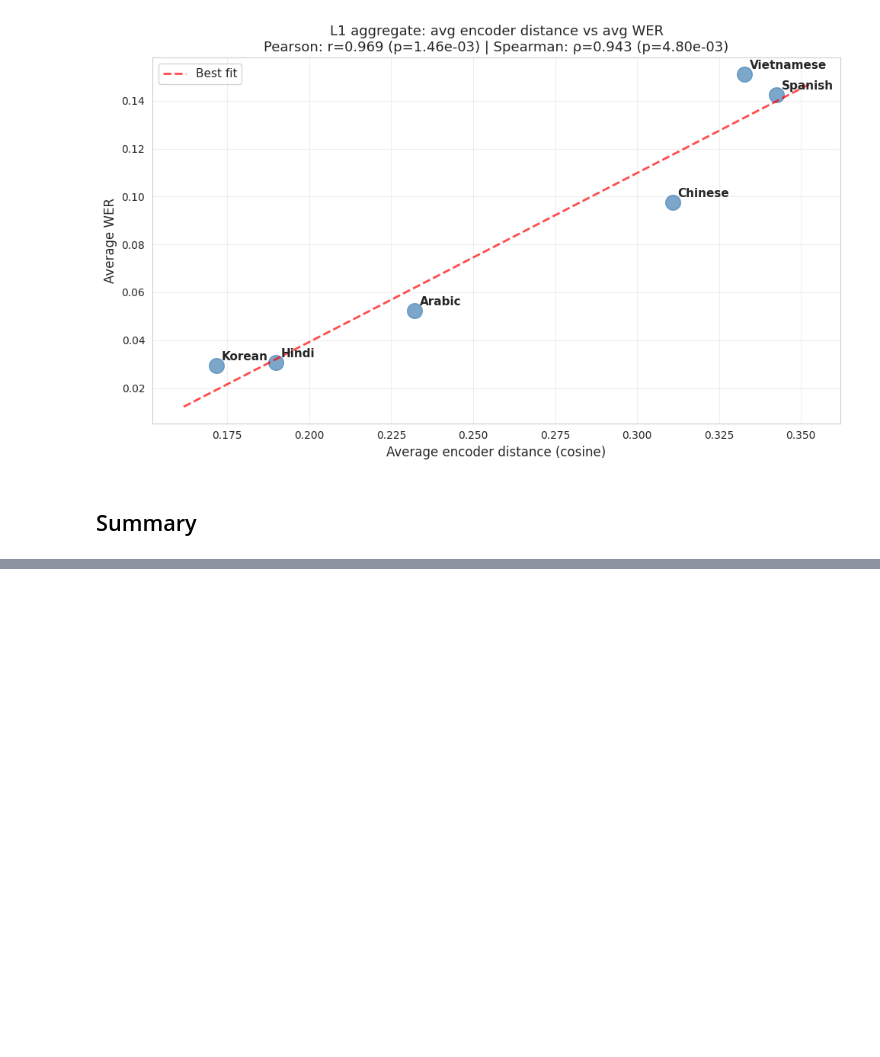
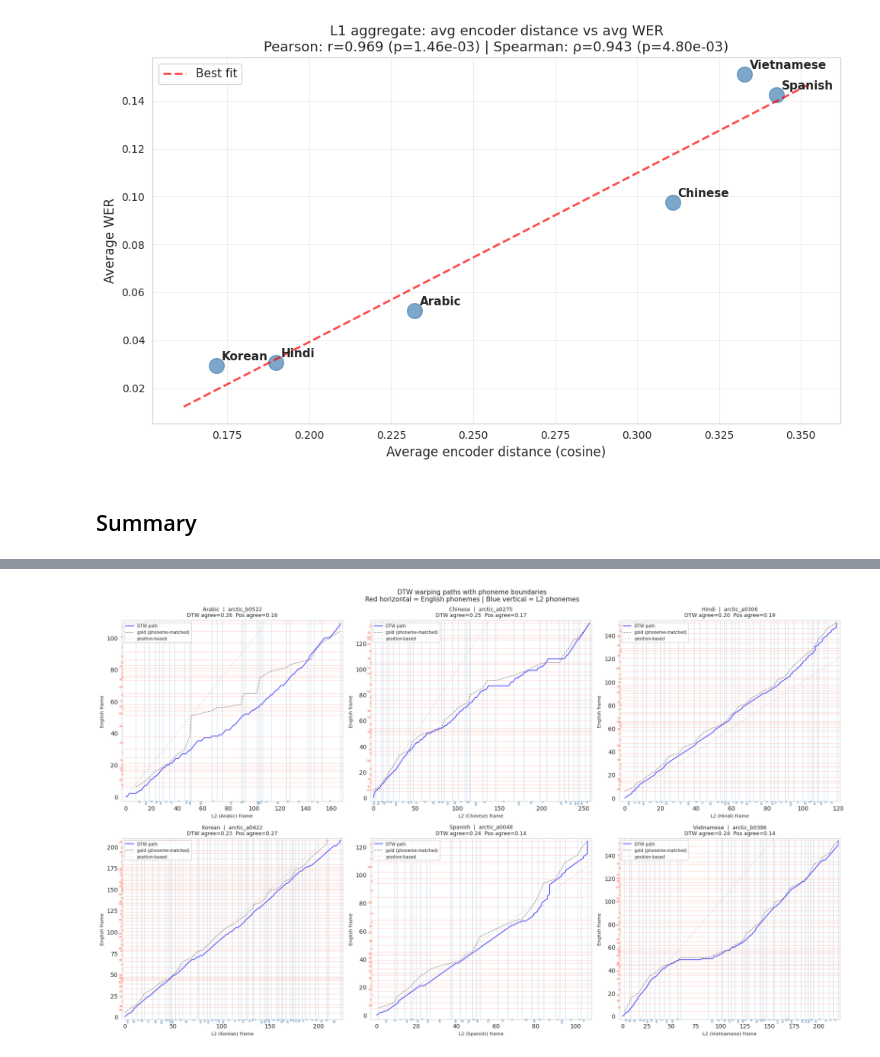
Before and after one commit to Tisya-V/accent-robust-asr, a Jupyter notebook: src/analysis/e2_encoder_wer_correlation.ipynb, the cells around one changed output, grey strips where cells are left out. Cells and saved outputs as stored; diff of their text form; code cells hidden in the pictures; blank space fills up the shorter version.

```diff
--- a/src/analysis/e2_encoder_wer_correlation.ipynb
+++ b/src/analysis/e2_encoder_wer_correlation.ipynb
@@ -812,0 +1402,83 @@ print("\n" + "="*70)
+# %%
+# ── Visual: warping path + phoneme grid, one example per L1 ───────────────
+n_l1s = len(sample_pairs)
+fig, axes = plt.subplots(2, 3, figsize=(18, 11))
+axes = axes.flatten()
+
+for ax_idx, (l1, data) in enumerate(sorted(sample_pairs.items())):
+    if ax_idx >= len(axes):
+        break
+    pid, eng_info, l2_info, emb_eng, emb_l2, map_eng, map_l2, eng_segs, l2_segs, path = data
+    ax = axes[ax_idx]
+
+    path_arr = np.array(path)
+    # x = L2 frames, y = English frames
+    ax.plot(path_arr[:, 1], path_arr[:, 0], "b-", linewidth=1.2, alpha=0.8, label="DTW path")
+
+    # Gold reference: connect corresponding phoneme pairs by index.
+    # Both TextGrids use canonical labels for the same utterance, so
+    # eng_segs[i] and l2_segs[i] are the same intended phoneme.
+    # The ideal DTW path would thread through those matching cells.
+    n_pairs = min(len(eng_segs), len(l2_segs))
+    gold_x, gold_y = [], []
+    for i in range(n_pairs):
+        e, l = eng_segs[i], l2_segs[i]
+        gold_x.extend([l["start"], l["end"]])   # L2 frames (x-axis)
+        gold_y.extend([e["start"], e["end"]])   # English frames (y-axis)
+    ax.plot(gold_x, gold_y, "k--", linewidth=0.9, alpha=0.5, label="gold (phoneme-matched)")
+
+    # Position-based alignment: frame i aligned to frame i (up to shorter sequence)
+    pos_len = min(len(map_eng), len(map_l2))
+    ax.plot([0, pos_len], [0, pos_len], color="grey", linewidth=0.8, alpha=0.5,
+            linestyle=":", label="position-based")
+
+    # English phoneme boundaries (horizontal lines)
+    eng_boundaries = sorted({seg["start"] for seg in eng_segs} | {seg["end"] for seg in eng_segs})
+    for b in eng_boundaries:
+        if 0 < b < len(map_eng):
+            ax.axhline(b, color="tomato", linewidth=0.4, alpha=0.5)
+
+    # L2 phoneme boundaries (vertical lines)
+    l2_boundaries = sorted({seg["start"] for seg in l2_segs} | {seg["end"] for seg in l2_segs})
+    for b in l2_boundaries:
+        if 0 < b < len(map_l2):
+            ax.axvline(b, color="steelblue", linewidth=0.4, alpha=0.5)
+
+    # Phoneme labels along English axis (mid-point of each segment)
+    for seg in eng_segs:
+        mid = (seg["start"] + seg["end"]) / 2
+        if mid < len(map_eng):
+            ax.text(-2, mid, seg["label"], fontsize=5, ha="right", va="center", color="tomato")
+
+    # Phoneme labels along L2 axis
+    for seg in l2_segs:
+        mid = (seg["start"] + seg["end"]) / 2
+        if mid < len(map_l2):
+            ax.text(mid, -2, seg["label"], fontsize=5, ha="center", va="top", color="steelblue", rotation=90)
+
+    dtw_row = quant_df[quant_df["L1"] == l1]
+    dtw_agr = dtw_row["dtw_agreement"].values[0] if len(dtw_row) else float("nan")
+    pos_agr = dtw_row["pos_agreement"].values[0] if len(dtw_row) else float("nan")
+
+    ax.set_xlabel(f"L2 ({l1}) frame", fontsize=8)
+    ax.set_ylabel("English frame", fontsize=8)
+    ax.set_title(f"{l1}  |  {pid}\nDTW agree={dtw_agr:.2f}  Pos agree={pos_agr:.2f}", fontsize=9)
+    ax.set_xlim(-3, len(map_l2) + 1)
+    ax.set_ylim(-3, len(map_eng) + 1)
+    ax.legend(fontsize=7, loc="upper left")
+    ax.grid(False)
+
+# Hide unused axes
+for ax in axes[n_l1s:]:
+    ax.set_visible(False)
+
+plt.suptitle(
+    "DTW warping paths with phoneme boundaries\n"
+    "Red horizontal = English phonemes | Blue vertical = L2 phonemes",
+    fontsize=11
+)
+plt.tight_layout()
+plt.savefig(f"{ROOT}/src/analysis/results/e2_dtw_alignment_check.png", dpi=150, bbox_inches="tight")
+print("✓ Saved: src/analysis/results/e2_dtw_alignment_check.png")
+plt.show()
+# %% [output]
@@ -812,0 +1486 @@ print("\n" + "="*70)
+[figure, added]
```
Also changed, not shown: parts of 11 cells of this notebook, 9 other files.
